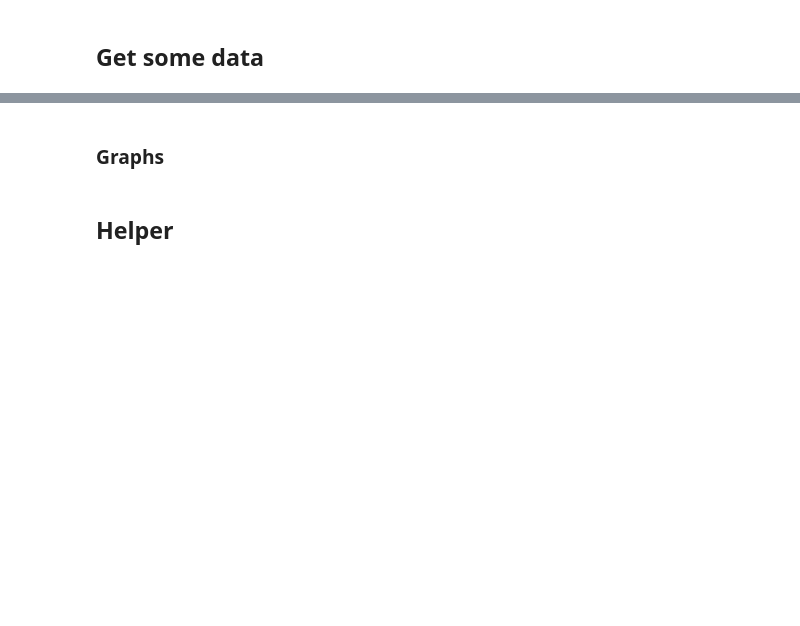
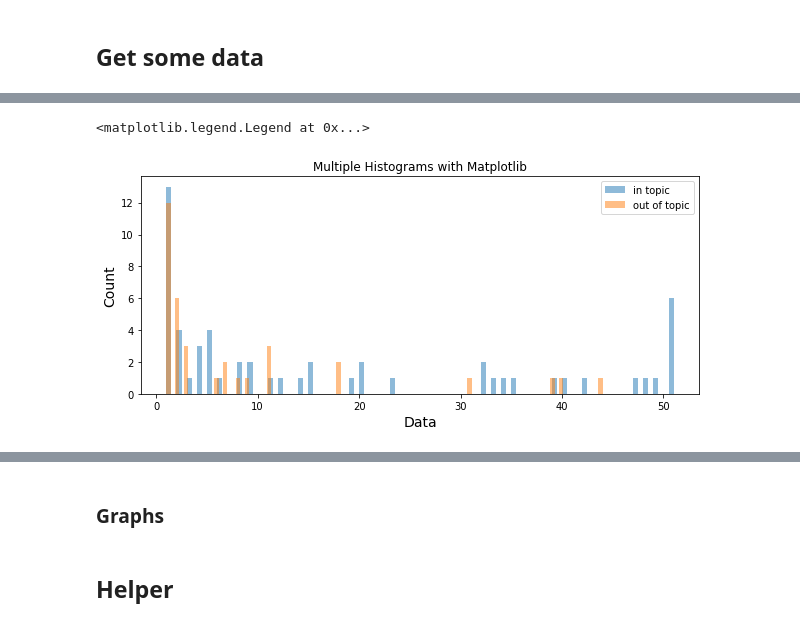
Before and after one commit to DEISI-ULHT-TFC-2021-22/TFC-DEISI258-Modelamento-multi-agente-de-intera-es-em-grupos-sociais, a Jupyter notebook: pynetlogo_ku.ipynb, the cells around one changed output, grey strips where cells are left out. Drawn from its saved outputs; the diff is of its cells as text; code cells hidden in the pictures; blank space fills up the shorter version.

```diff
--- a/pynetlogo_ku.ipynb
+++ b/pynetlogo_ku.ipynb
@@ -106,0 +125,30 @@ Curr board is empty
+# %%
+# gets messages, returns in/out of topic lengths
+# [1, 0, 0, 0, 1, 1] -> [[3], [1, 2]]
+def split_topics(messages):
+    topic = [[],[]]
+
+    prev_compat = 1
+
+    for curr_compat in messages:
+        if curr_compat == -1 or curr_compat == "-1": curr_compat = 0
+        if prev_compat == curr_compat: # continue last count
+            topic[curr_compat][len(topic[curr_compat]) - 1] += 1
+        else: # create new count
+            topic[curr_compat].append(1)
+
+        prev_compat = curr_compat
+
+    print(topic)
+    return topic
+# %%
+in_topic = []
+out_topic = []
+
+for x in simulation_reports:
+   # print(x.to_string())
+   in_, out_ = split_topics(x["compat_ratio"].astype(int))
+   in_topic += in_
+   out_topic += out_
+
+print(f"results\n{in_topic=}\n{out_topic=} ")
@@ -106,0 +173,11 @@ Curr board is empty
+# %%
+plt.figure(figsize=(10,4))
+plt.hist(in_topic, bins=100, alpha=0.5, label="in topic")
+plt.hist(out_topic, bins=100, alpha=0.5, label="out of topic")
+plt.xlabel("Data", size=14)
+plt.ylabel("Count", size=14)
+plt.title("Multiple Histograms with Matplotlib")
+plt.legend(loc='upper right')
+# %% [output]
+<matplotlib.legend.Legend at 0x...>
+[figure, added]
```
Also changed, not shown: parts of 10 cells of this notebook, 12 other files.
